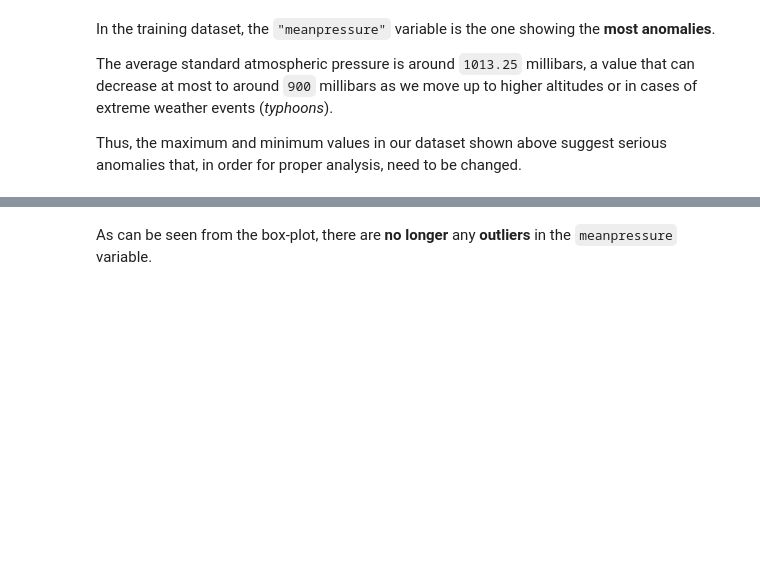
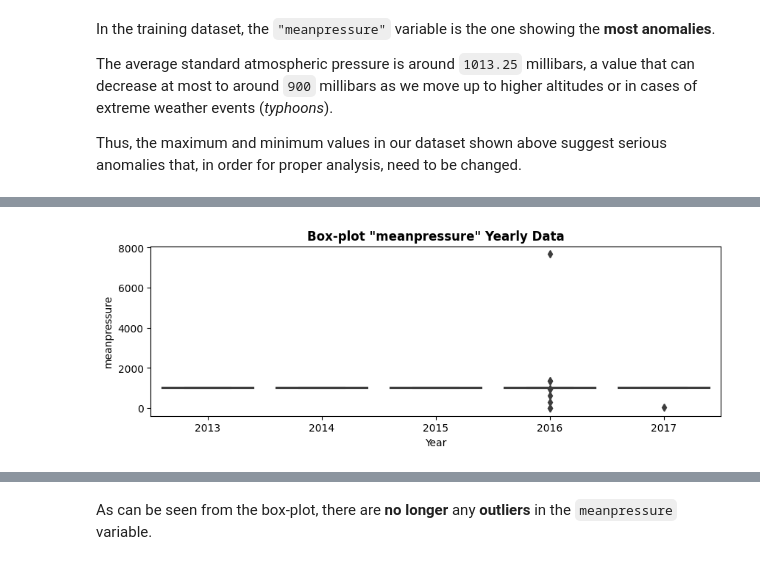
Before and after one commit to marcocolognesi/Weather_Forecast, a Jupyter notebook: project.ipynb, the cells around one changed output, grey strips where cells are left out. Saved outputs shown, nothing was run; the diff lists cells and outputs as text; code cells hidden in the pictures; blank space fills up the shorter version.

```diff
--- a/project.ipynb
+++ b/project.ipynb
@@ -457,0 +460,7 @@ plt.show()
+# %%
+# Box plot "wind_speed"
+plt.figure(figsize=(10,3))
+sns.boxplot(data=merged_df, x='Year', y='meanpressure').set_title('Box-plot "meanpressure" Yearly Data', weight='bold')
+plt.show()
+# %% [output]
+[figure, added]
```
Also changed, not shown: parts of 23 cells of this notebook.
